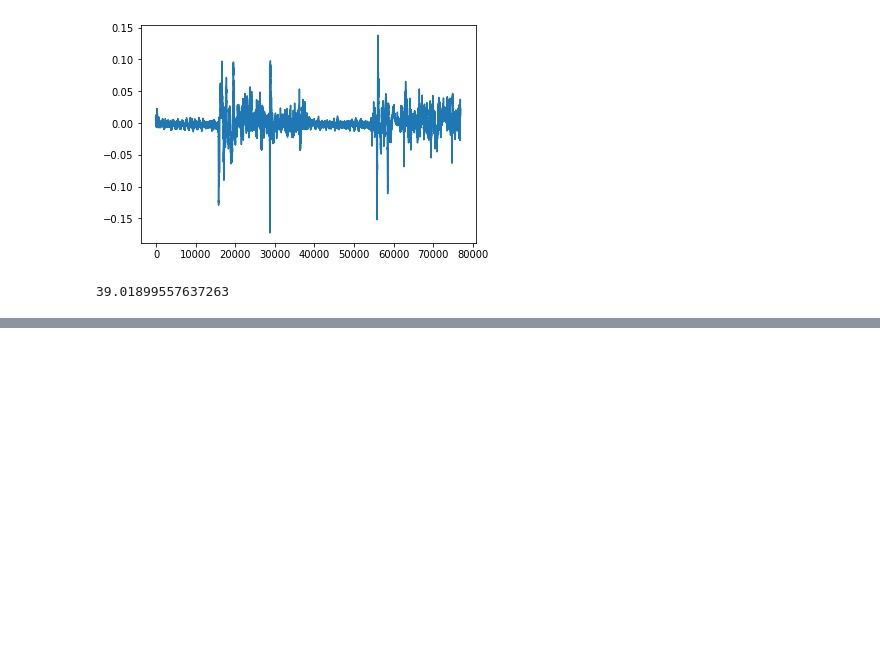
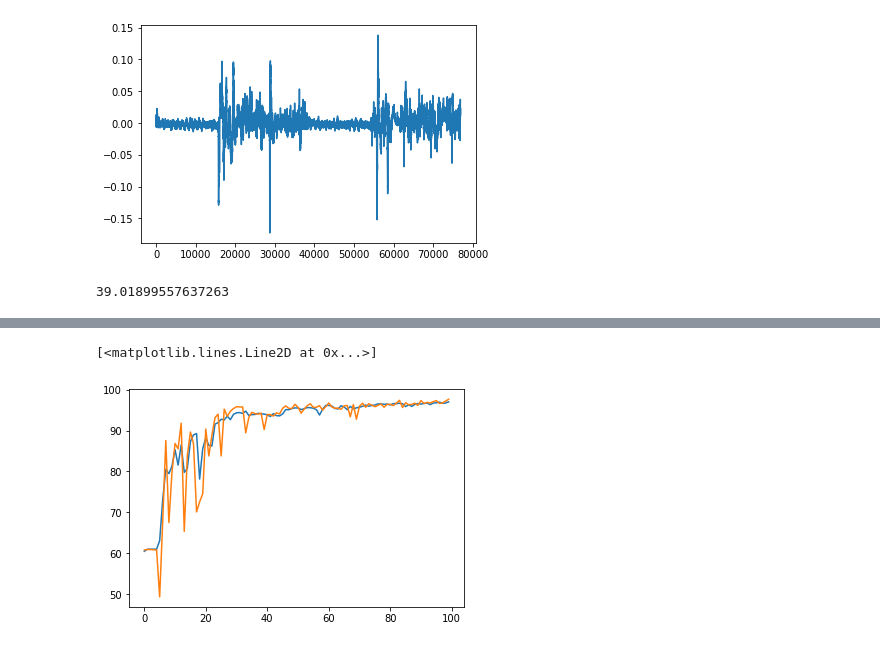
Before and after one commit to PoCInnovation/MindGame, a Jupyter notebook: eeg.ipynb, the cells around one changed output, grey strips where cells are left out. Cells and saved outputs as stored; diff of their text form; code cells hidden in the pictures; blank space fills up the shorter version.

```diff
--- a/eeg.ipynb
+++ b/eeg.ipynb
@@ -6,7 +6,7 @@ import matplotlib.pyplot as plt
 from eeglib.helpers import Helper
 import torch
 # %%
-file = pd.read_csv("../data/Focus.csv", skiprows=1,
+file = pd.read_csv("data/Focus.csv", skiprows=1,
                     usecols=['EEG.Cz', 'EEG.Fz', 'EEG.Fp1', 'EEG.F7',
                             'EEG.F3', 'EEG.FC1', 'EEG.C3', 'EEG.FC5',
                             'EEG.FT9', 'EEG.T7', 'EEG.CP5', 'EEG.CP1',
@@ -69,6 +69,12 @@ for signals, labels in labelled_set:
 focusedCount / train_set.shape[0] * 100
 # %% [output]
 39.01899557637263
+# %%
+random.shuffle(labelled_set)
+train_size = (int)(len(labelled_set) * 0.8)
+test_size = len(labelled_set) - train_size
+train_set = labelled_set[0:train_size]
+test_set = labelled_set[train_size:train_size+test_size]
 # %%
 import time
 from tqdm import tqdm
@@ -195,0 +209,6 @@ for iteration in range(EPOCH):
+# %%
+plt.plot(train_accuracies)
+plt.plot(test_accuracies)
+# %% [output]
+[<matplotlib.lines.Line2D at 0x...>]
+[figure, added]
```
Also changed, not shown: parts of 2 cells of this notebook.
